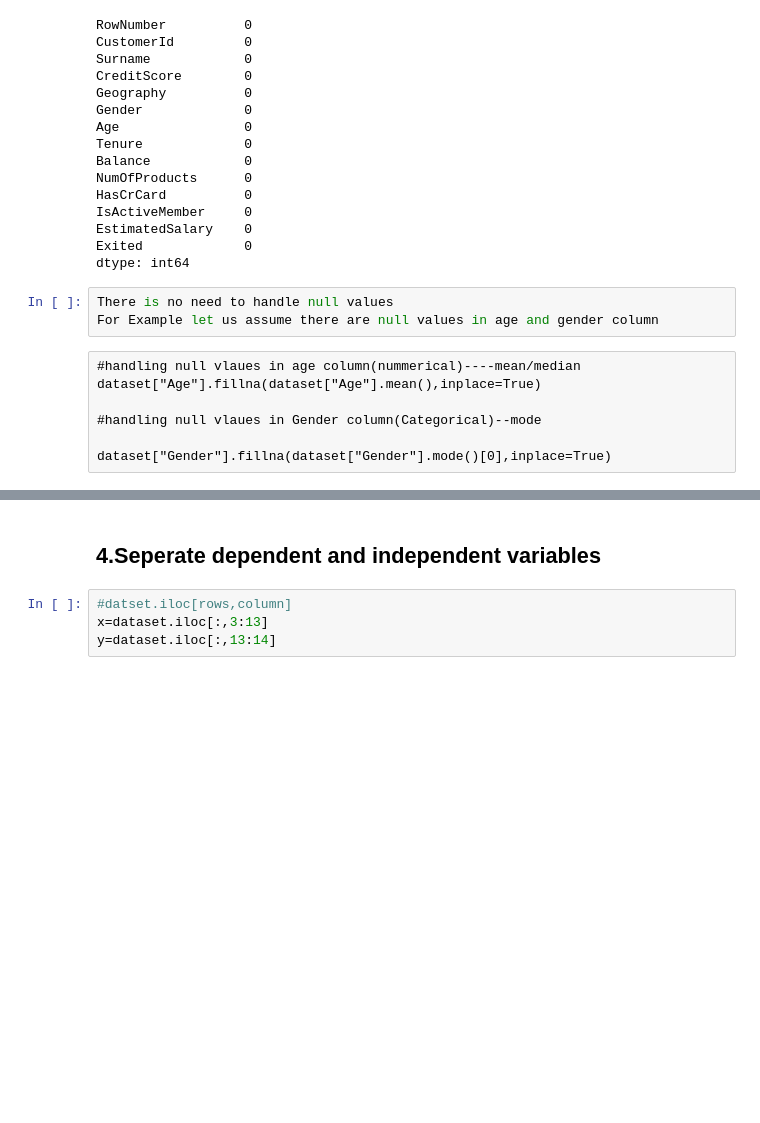
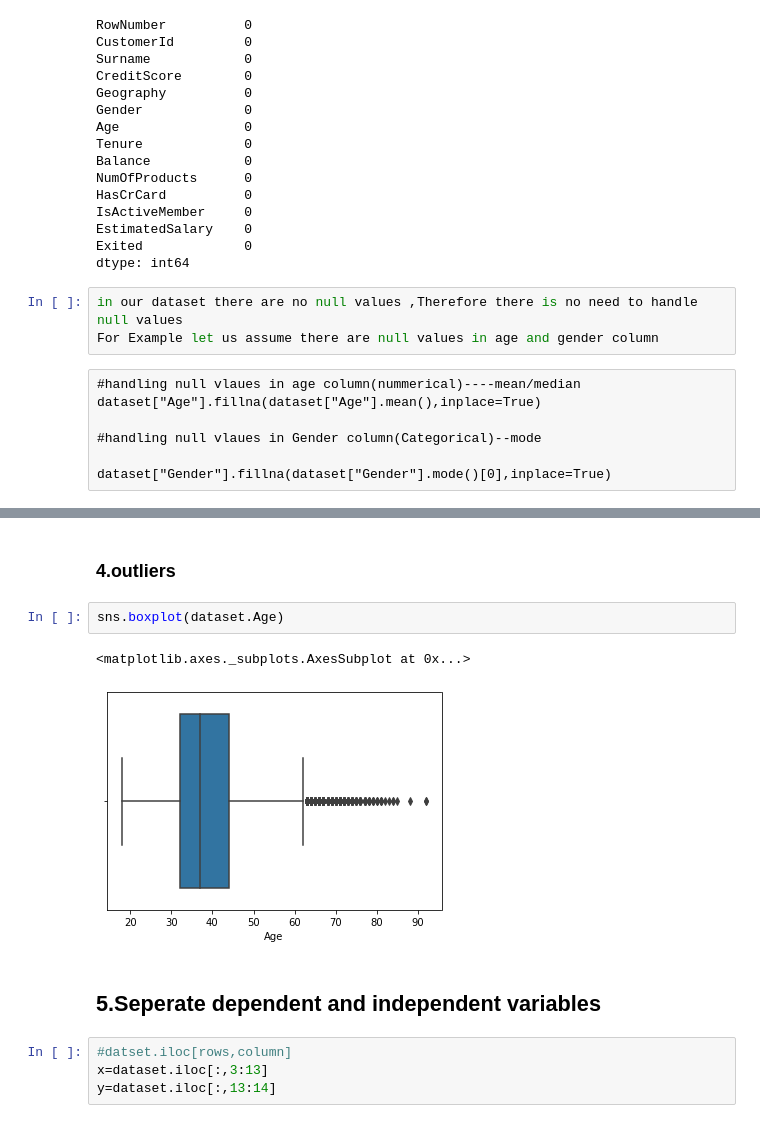
Before and after one commit to Sri-Tulasi/VIT_Morning_Slot, a Jupyter notebook: Data Preprocessing.ipynb, the cells around one changed output, grey strips where cells are left out. Drawn from its saved outputs; the diff is of its cells as text; blank space fills up the shorter version.

```diff
--- a/Data Preprocessing.ipynb
+++ b/Data Preprocessing.ipynb
@@ -201,7 +211,7 @@ EstimatedSalary    0
 Exited             0
 dtype: int64
 # %%
-There is no need to handle null values
+in our dataset there are no null values ,Therefore there is no need to handle null values
 For Example let us assume there are null values in age and gender column
 # %% [raw]
 #handling null vlaues in age column(nummerical)----mean/median
@@ -219,8 +229,15 @@ dataset.head()
 | 2 | 3 | 15619304 | Onio | 502 | France | Female | 42 | 8 | 159660.80 | ... |
 | 3 | 4 | 15701354 | Boni | 699 | France | Female | 39 | 1 | 0.00 | ... |
 | 4 | 5 | 15737888 | Mitchell | 850 | Spain | Female | 43 | 2 | 125510.82 | ... |
+# %% [markdown]
+### 4.outliers
+# %%
+sns.boxplot(dataset.Age)
+# %% [output]
+<matplotlib.axes._subplots.AxesSubplot at 0x...>
+[figure, added]
 # %% [markdown]
-## 4.Seperate dependent  and independent variables
+## 5.Seperate dependent  and independent variables
 # %%
 #datset.iloc[rows,column]
 x=dataset.iloc[:,3:13]
```
Also changed, not shown: parts of 39 cells of this notebook.
